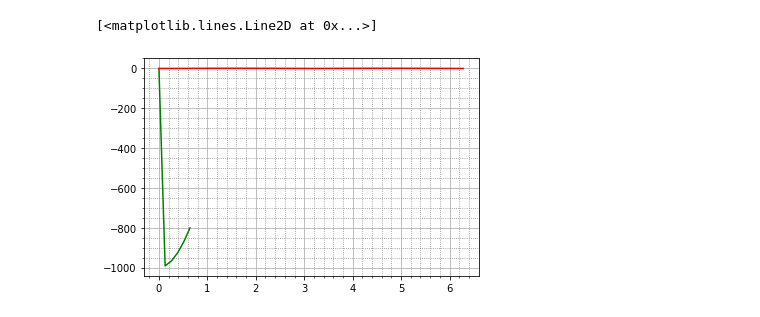
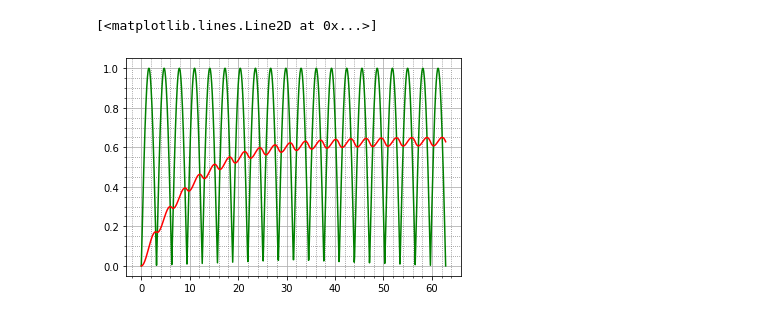
Before and after one commit to petmila/ITMO_Physics, a Jupyter notebook: Model_Wavering_3_sem/11D_Straightening_with_filtration.ipynb, the cells around one changed output. Drawn from its saved outputs; the diff is of its cells as text; code cells hidden in the pictures.

```diff
--- a/Model_Wavering_3_sem/11D_Straightening_with_filtration.ipynb
+++ b/Model_Wavering_3_sem/11D_Straightening_with_filtration.ipynb
@@ -17,3 +16,7 @@ from celluloid import Camera
 В этой работе требовалось cмоделировать работу фильтравыпрямителя. На входе фильтра действует напряжение E(t) одно- или двухполупериодное, полученное из переменного синусоидального напряжения. Для ослабления переменной составляющей в схеме фильтра имеется реактивный элемент: конденсатор емкостью С. Фильтр работает на нагрузку сопротивлением Rн.
 
 ![alt text](straightening_schem.png "Title")
+# %%
+r = 0.1 # Внутреннее сопротивление источника напряжения
+R = 10.0 # Сопротивление нагрузки
+C = 100.0 # Емкость конденсатора
@@ -105,10 +67,0 @@ $u(t) = 0 $
-# %%
-r = 0.1 # Внутреннее сопротивление источника напряжения
-R = 10 # Сопротивление нагрузки
-C = 1 # Емкость конденсатора
-# %%
-w = (-1/r*C - 1/C*R)
-def u(t):
-    return np.exp(w*t)*(w**2/(r*C*(1 + w**2))) - (np.sin(t)*w*np.exp(-w*t) + np.cos(t)*(w*w)*np.exp(-w*t))*np.exp(w*t)*(1/(r*C*(1 + w*w)))
-def u_(t):
-    return - np.exp(w*t)*(w**2/(r*C*(1 + w**2))) + (np.sin(t)*w*np.exp(-w*t) + np.cos(t)*w*w*np.exp(-w*t))*np.exp(w*t)*(1/(r*C*(1 + w*w)))
@@ -147,9 +68,29 @@ nan
+# %%
+w = -1/(r*C) - 1/(C*R)
+p = 1/(r*C)
+
+f_one = lambda t, u : w*u + p*E_one(t)
+f_two = lambda t, u : w*u + p*E_two(t)
+
+t = np.linspace(0, 20*np.pi, 1000)
+def U_i(i, f, U):
+    h = t[i+1] - t[i]
+    return U[i] + h*f(t[i] + h/2, U[i] + (h/2)*f(t[i], U[i]))
+
+U_one = []
+U_one.append(0)
+U_two = []
+U_two.append(0)
+for i in range(999):
+    U_one.append(U_i(i, f_one, U_one))
+    U_two.append(U_i(i, f_two, U_two))
 # %%
 plt.minorticks_on()
 plt.grid(True, which='both')
 plt.grid(which='minor', color='gray', linestyle=':')
-plt.plot(t, E_one_u(t), color='green', label="U(t)")
-plt.plot(t, E_one(t), color='red', label="U(t)")
+
+plt.plot(t, E_two(t), color='green', label="U(t)")
+plt.plot(t, U_two, color='red', label="U(t)")
 # %% [output]
 [<matplotlib.lines.Line2D at 0x...>]
-[figure, old version]
+[figure, new version]
```
Also changed, not shown: parts of 13 cells of this notebook, 1 other file.
